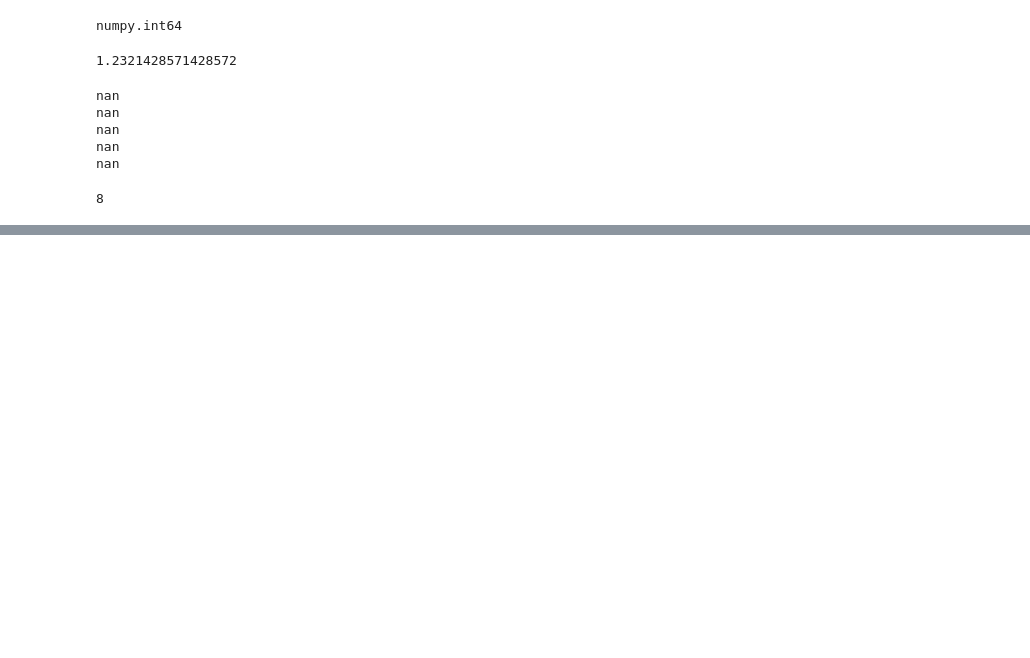
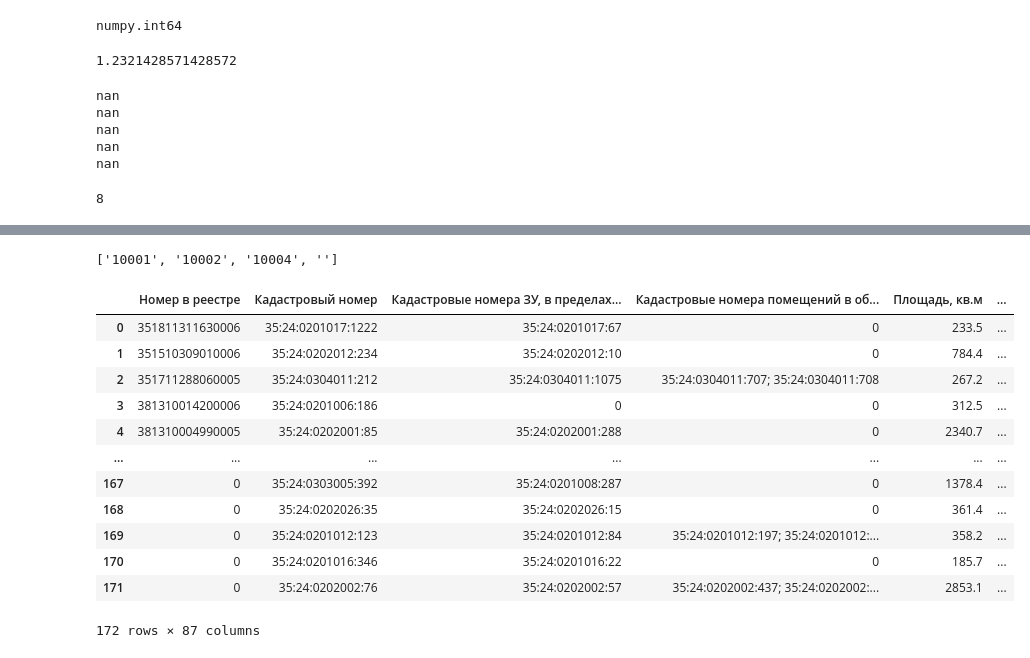
Before and after one commit to Niwauman/Method_for_analyzing_cultural_heritage_sites, a Jupyter notebook: work_in_progress.ipynb, the cells around one changed output, grey strips where cells are left out. Drawn from its saved outputs; the diff is of its cells as text; code cells hidden in the pictures; blank space fills up the shorter version.

```diff
--- a/work_in_progress.ipynb
+++ b/work_in_progress.ipynb
@@ -229,0 +229,10 @@ points_within_polygon_1.explore('_arch_style')
+# %%
+def risks_assastment(gdf):
+    gdf['risks']=''
+    for j in range(len(gdf)):
+        for aspect in ['physical_aspect','law_aspect', 'economic_aspect']:
+            for risk in risks[0][aspect]:
+                if float(gdf.loc[j, risks[0][aspect][risk]['indicator']]) <= float(risks[0][aspect][risk]['value']):
+                    gdf.loc[j, 'risks'] += str(risks[0][aspect][risk]['id']) + ';'
+        gdf.loc[j, 'risks_num'] = len(gdf.loc[j, 'risks'].split(';')) - 1
+    return(gdf)
@@ -229,0 +241,8 @@ points_within_polygon_1.explore('_arch_style')
+# %%
+heritage_vologda = risks_assastment(heritage_vologda)
+# %%
+heritage_vologda = heritage_vologda.fillna(0)
+# %%
+(heritage_vologda.loc[1, 'risks'].split(';'))
+# %% [output]
+['10001', '10002', '10004', '']
@@ -229,0 +251,18 @@ points_within_polygon_1.explore('_arch_style')
+# %%
+heritage_vologda['geometry'] = heritage_vologda['geometry'].centroid
+# %%
+heritage_vologda
+# %% [output]
+|  | Номер в реестре | Кадастровый номер | Кадастровые номера ЗУ, в пределах... | Кадастровые номера помещений в об... | Площадь, кв.м | ... |
+| 0 | 351811311630006 | 35:24:0201017:1222 | 35:24:0201017:67 | 0 | 233.5 | ... |
+| 1 | 351510309010006 | 35:24:0202012:234 | 35:24:0202012:10 | 0 | 784.4 | ... |
+| 2 | 351711288060005 | 35:24:0304011:212 | 35:24:0304011:1075 | 35:24:0304011:707; 35:24:0304011:708 | 267.2 | ... |
+| 3 | 381310014200006 | 35:24:0201006:186 | 0 | 0 | 312.5 | ... |
+| 4 | 381310004990005 | 35:24:0202001:85 | 35:24:0202001:288 | 0 | 2340.7 | ... |
+| ... | ... | ... | ... | ... | ... | ... |
+| 167 | 0 | 35:24:0303005:392 | 35:24:0201008:287 | 0 | 1378.4 | ... |
+| 168 | 0 | 35:24:0202026:35 | 35:24:0202026:15 | 0 | 361.4 | ... |
+| 169 | 0 | 35:24:0201012:123 | 35:24:0201012:84 | 35:24:0201012:197; 35:24:0201012:... | 358.2 | ... |
+| 170 | 0 | 35:24:0201016:346 | 35:24:0201016:22 | 0 | 185.7 | ... |
+| 171 | 0 | 35:24:0202002:76 | 35:24:0202002:57 | 35:24:0202002:437; 35:24:0202002:... | 2853.1 | ... |
+172 rows × 87 columns
```
Also changed, not shown: parts of 15 cells of this notebook, 3 other files.
